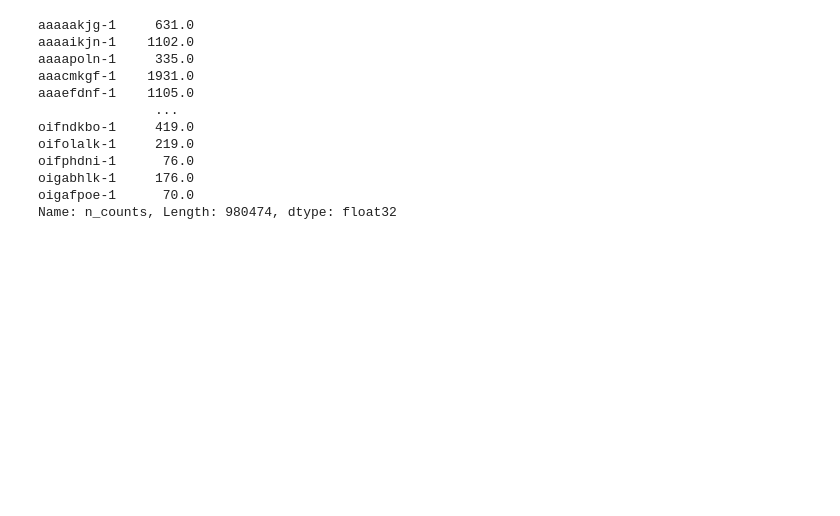
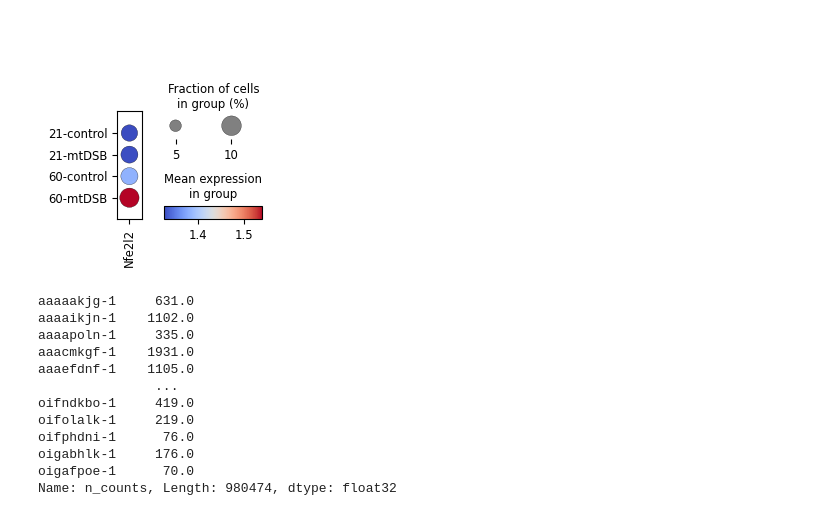
Before and after one commit to christoffermattssonlangseth/oligo-mtDSB, a Jupyter notebook: notebooks-03/03-sccellfie-oligomtDSB.ipynb, the cells around one changed output. Cells and saved outputs as stored; diff of their text form; code cells hidden in the pictures; blank space fills up the shorter version.

```diff
--- a/notebooks-03/03-sccellfie-oligomtDSB.ipynb
+++ b/notebooks-03/03-sccellfie-oligomtDSB.ipynb
@@ -6,2 +65,11 @@ adata = sc.read_h5ad('../data/mtDNA_DSB_5k_clustered_annotation_with_rbd_2.h5ad'
+# %%
+sc.pl.dotplot(
+    adata,
+    var_names=['Nfe2l2'],
+    groupby="age-condition",
+    color_map="coolwarm",
+)
+# %% [output]
+[figure, added]
 # %%
 adata.X = adata.layers['counts'].copy()
```
Also changed, not shown: parts of 25 cells of this notebook, 2 other files.
